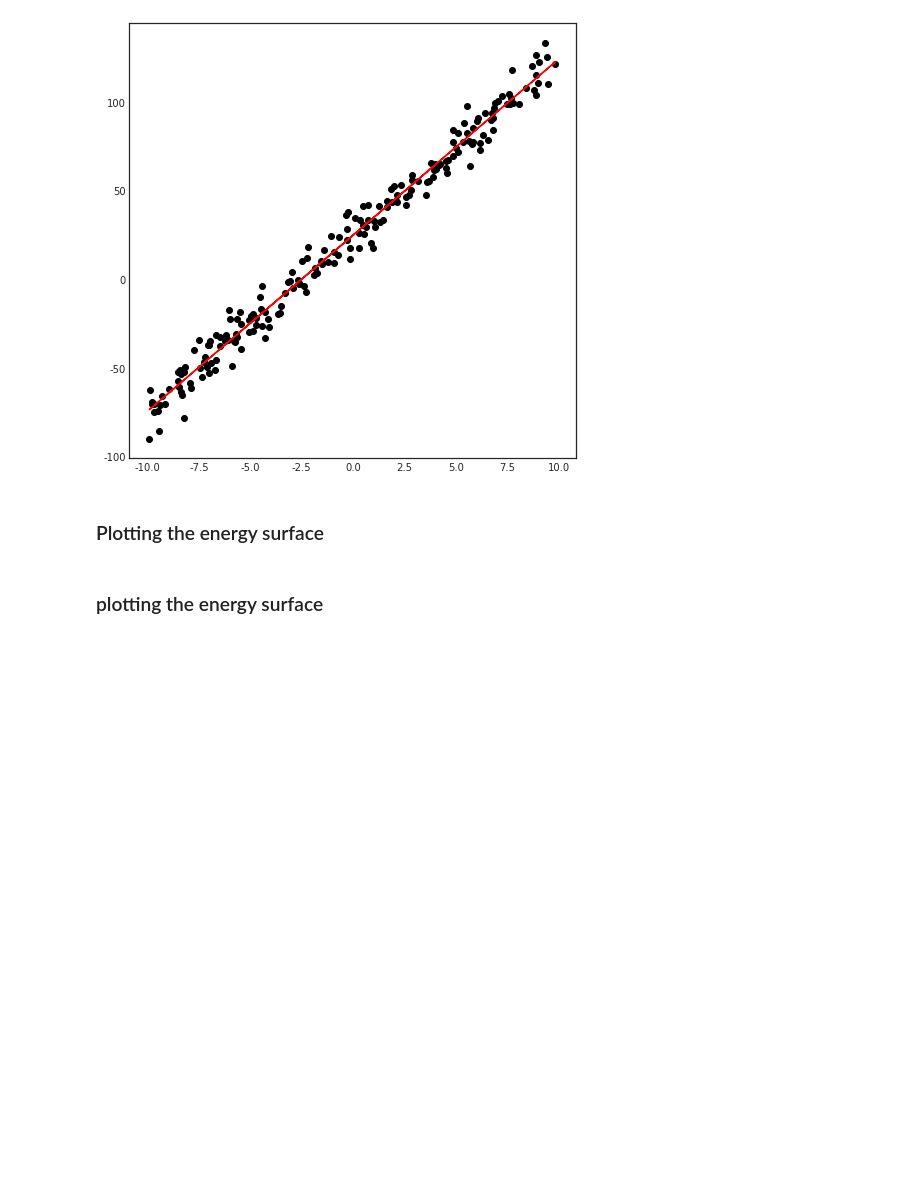
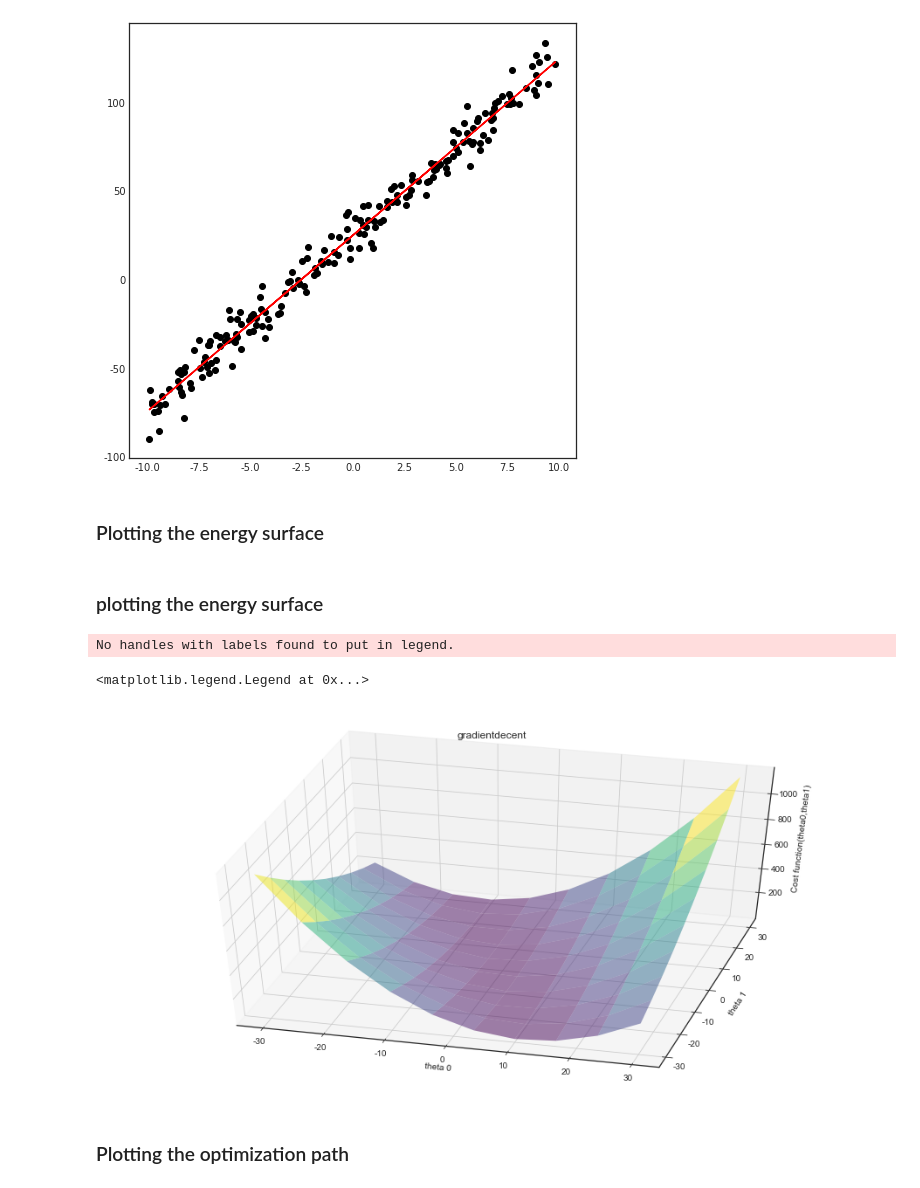
Before and after one commit to cheonginho/Machine-Learing, a Jupyter notebook: ML-assignment03.ipynb, the cells around one changed output. Cells and saved outputs as stored; diff of their text form; code cells hidden in the pictures; blank space fills up the shorter version.

```diff
--- a/ML-assignment03.ipynb
+++ b/ML-assignment03.ipynb
@@ -72,6 +72,52 @@ def gradient_descent(theta,X,y,alpha = .03, num_iters=200):
     return theta ,cost_history, theta_0_history, theta_1_history
 # %% [markdown]
 ### plotting the energy surface
+# %%
+x_data = np.linspace(0,1,40)
+noise = 1*np.random.uniform(  size = 40)
+y = np.sin(x * 1.5 * np.pi )
+y_noise = (y + noise).reshape(-1,1)
+y_noise = y_noise - y_noise.mean()
+X = np.vstack((2*x,x**2)).T
+initial_theta = np.array([-30,-30.]).reshape(-1,1)
+
+#Setup of meshgrid of theta values
+T0, T1 = np.meshgrid(np.linspace(-30,30,10),np.linspace(-30,30,10))
+
+#Computing the cost function for each theta combination
+zs = np.array(  [compute_cost(X, y_noise.reshape(-1,1),np.array([t0,t1]).reshape(-1,1))
+                     for t0, t1 in zip(np.ravel(T0), np.ravel(T1)) ] )
+#Reshaping the cost values
+Z = zs.reshape(T0.shape)
+
+
+#Computing the gradient descent
+theta_result_c,cost_history_c, theta_0_c, theta_1_c = gradient_descent(initial_theta,X,y_noise, alpha = .009)
+
+#Angles needed for quiver plot
+anglesx = np.array(theta_0_c)[1:] - np.array(theta_0_c)[:-1]
+anglesy = np.array(theta_1_c)[1:] - np.array(theta_1_c)[:-1]
+
+%matplotlib inline
+fig = plt.figure(figsize = (16,8))
+
+#Surface plot
+ax = fig.add_subplot(projection='3d')
+ax.plot_surface(T0, T1, Z, rstride = 1, cstride = 1, cmap='viridis', alpha=0.5)
+
+
+ax.set_xlabel('theta 0')
+ax.set_ylabel('theta 1')
+ax.set_zlabel('Cost function(theta0,theta1)')
+ax.set_title('gradientdecent')
+ax.view_init(45, -75)
+ax.legend()
+# %% [output]
+No handles with labels found to put in legend.
+<matplotlib.legend.Legend at 0x...>
+[figure, added]
+# %% [markdown]
+### Plotting the optimization path
 # %%
 x_data = np.linspace(0,1,40)
 noise = 1*np.random.uniform(  size = 40)
```
Also changed, not shown: parts of 1 cell of this notebook.
